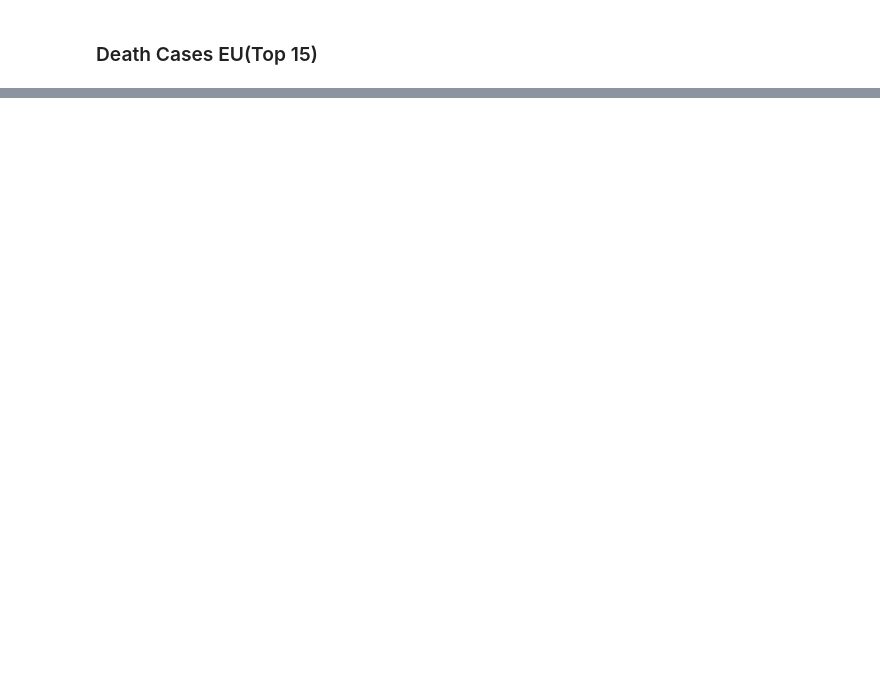
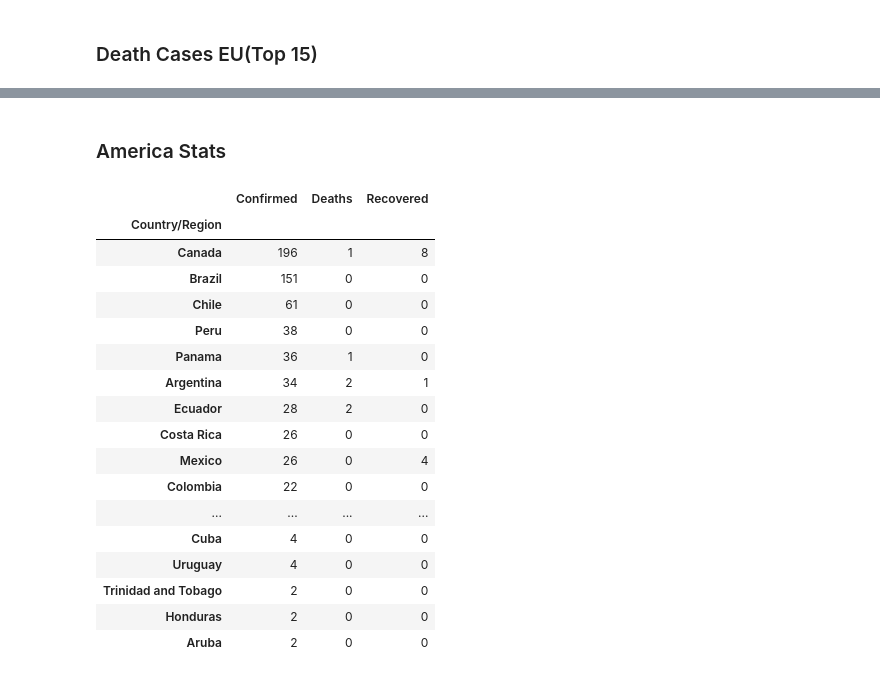
Before and after one commit to mpruna/COVID-19_Interactive, a Jupyter notebook: covid-19.ipynb, the cells around one changed output, grey strips where cells are left out. Drawn from its saved outputs; the diff is of its cells as text; code cells hidden in the pictures; blank space fills up the shorter version.

```diff
--- a/covid-19.ipynb
+++ b/covid-19.ipynb
@@ -276,0 +261,24 @@ KeplerGl()
+# %% [markdown]
+### America Stats
+# %%
+america_c=day_df[day_df['region']=="Americas"]
+america_c.groupby('Country/Region')[['Confirmed','Deaths','Recovered']].sum().sort_values(by="Confirmed",ascending=False).head(20)
+# %% [output]
+|  | Confirmed | Deaths | Recovered |
+| Country/Region |  |  |  |
+| Canada | 196 | 1 | 8 |
+| Brazil | 151 | 0 | 0 |
+| Chile | 61 | 0 | 0 |
+| Peru | 38 | 0 | 0 |
+| Panama | 36 | 1 | 0 |
+| Argentina | 34 | 2 | 1 |
+| Ecuador | 28 | 2 | 0 |
+| Costa Rica | 26 | 0 | 0 |
+| Mexico | 26 | 0 | 4 |
+| Colombia | 22 | 0 | 0 |
+| ... | ... | ... | ... |
+| Cuba | 4 | 0 | 0 |
+| Uruguay | 4 | 0 | 0 |
+| Trinidad and Tobago | 2 | 0 | 0 |
+| Honduras | 2 | 0 | 0 |
+| Aruba | 2 | 0 | 0 |
```
Also changed, not shown: parts of 25 cells of this notebook, 5 other files.
